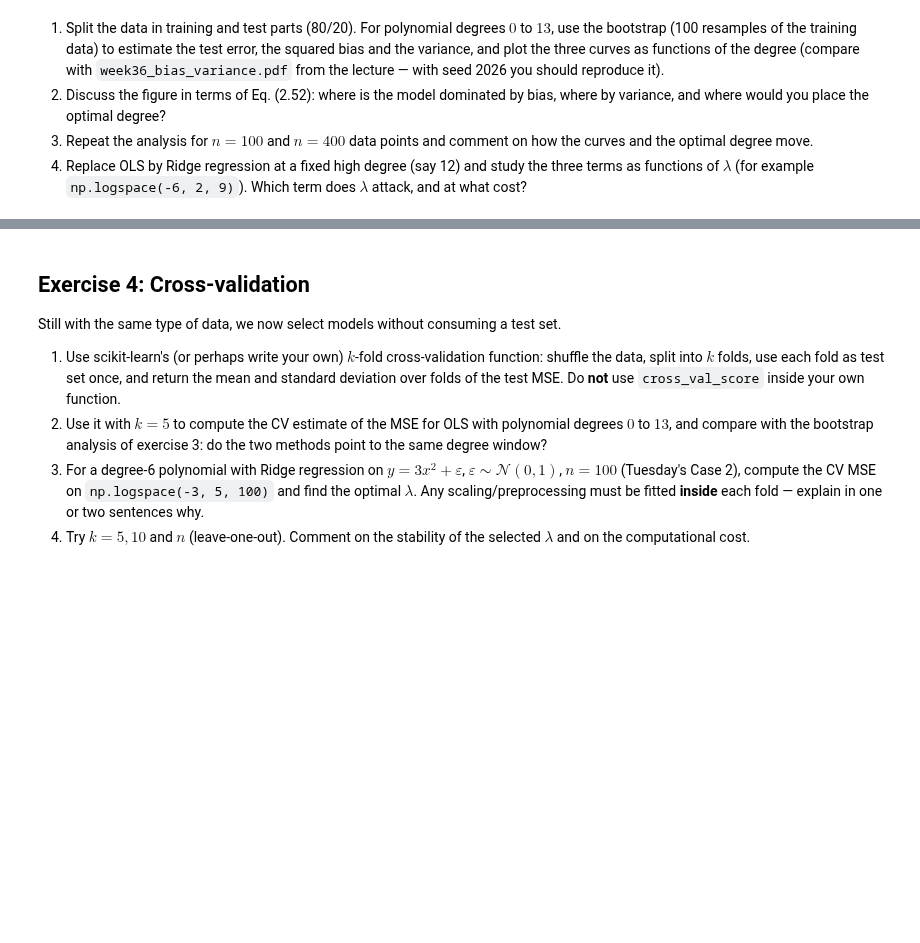
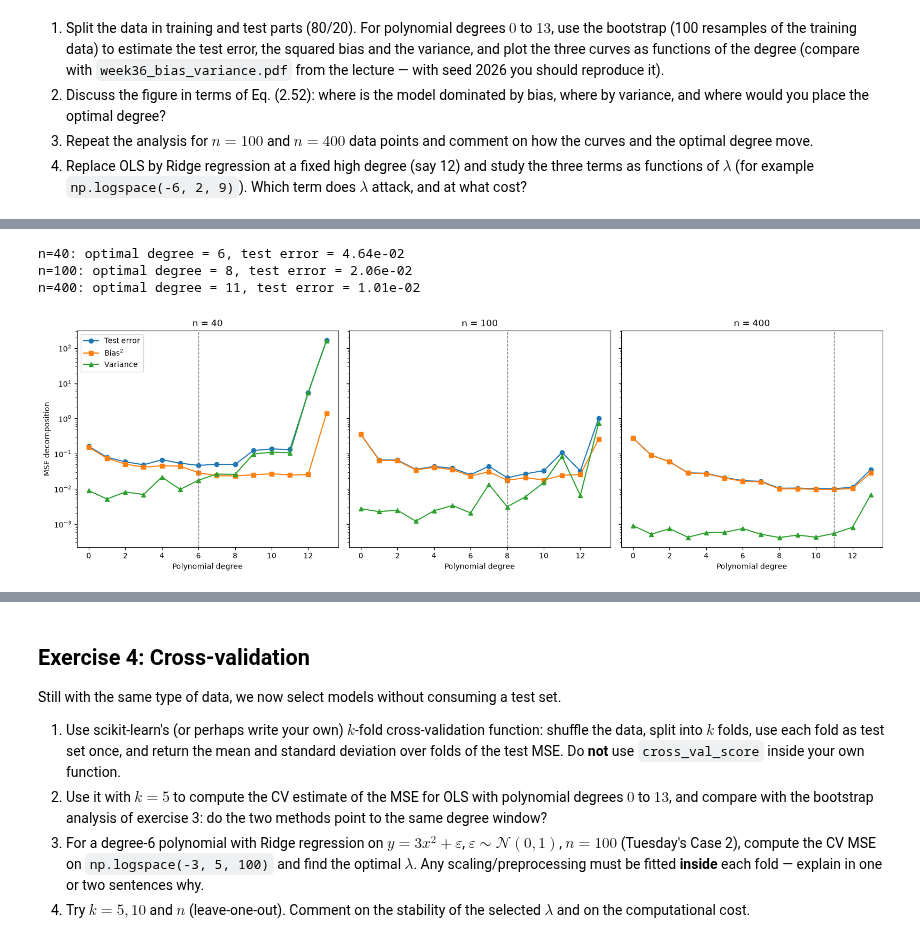
Before and after one commit to SigurdRiseth/FYS-STK4155-exercises, a Jupyter notebook: solutions/week36/exercisesweek36.ipynb, the cells around one changed output, grey strips where cells are left out. Saved outputs shown, nothing was run; the diff lists cells and outputs as text; code cells hidden in the pictures; blank space fills up the shorter version.

```diff
--- a/solutions/week36/exercisesweek36.ipynb
+++ b/solutions/week36/exercisesweek36.ipynb
@@ -123,0 +200,38 @@ y = np.exp(-x**2) + 1.5 * np.exp(-(x - 2)**2) + np.random.normal(0, 0.1, x.shape
+# %%
+# Part 3: repeat for n = 100 and n = 400
+
+
+def make_data(n_points, seed=2026):
+    np.random.seed(seed)
+    x_n = np.linspace(-3, 3, n_points).reshape(-1, 1)
+    y_n = np.exp(-x_n**2) + 1.5 * np.exp(-(x_n - 2)**2) + np.random.normal(0, 0.1, x_n.shape)
+    return x_n, y_n.ravel()
+
+
+fig, axes = plt.subplots(1, 3, figsize=(16, 5), sharey=True)
+for ax, n_points in zip(axes, [40, 100, 400]):
+    x_n, y_n = make_data(n_points)
+    x_tr, x_te, y_tr, y_te = train_test_split(x_n, y_n, test_size=0.2, random_state=42)
+    errs, bias2s, vars_ = degree_scan(x_tr, y_tr, x_te, y_te, degrees)
+
+    ax.plot(degrees, errs, "o-", label="Test error")
+    ax.plot(degrees, bias2s, "s-", label=r"Bias$^2$")
+    ax.plot(degrees, vars_, "^-", label="Variance")
+    ax.set_xlabel("Polynomial degree")
+    ax.set_yscale("log")
+    ax.set_title(f"n = {n_points}")
+    ax.set_xticks(degrees[::2])
+
+    best = degrees[int(np.argmin(errs))]
+    ax.axvline(best, color="gray", ls="--", lw=1)
+    print(f"n={n_points}: optimal degree = {best}, test error = {errs[best]:.2e}")
+
+axes[0].set_ylabel("MSE decomposition")
+axes[0].legend()
+plt.tight_layout()
+plt.show()
+# %% [output]
+n=40: optimal degree = 6, test error = 4.64e-02
+n=100: optimal degree = 8, test error = 2.06e-02
+n=400: optimal degree = 11, test error = 1.01e-02
+[figure, added]
```
Also changed, not shown: parts of 5 cells of this notebook, 1 other file.
